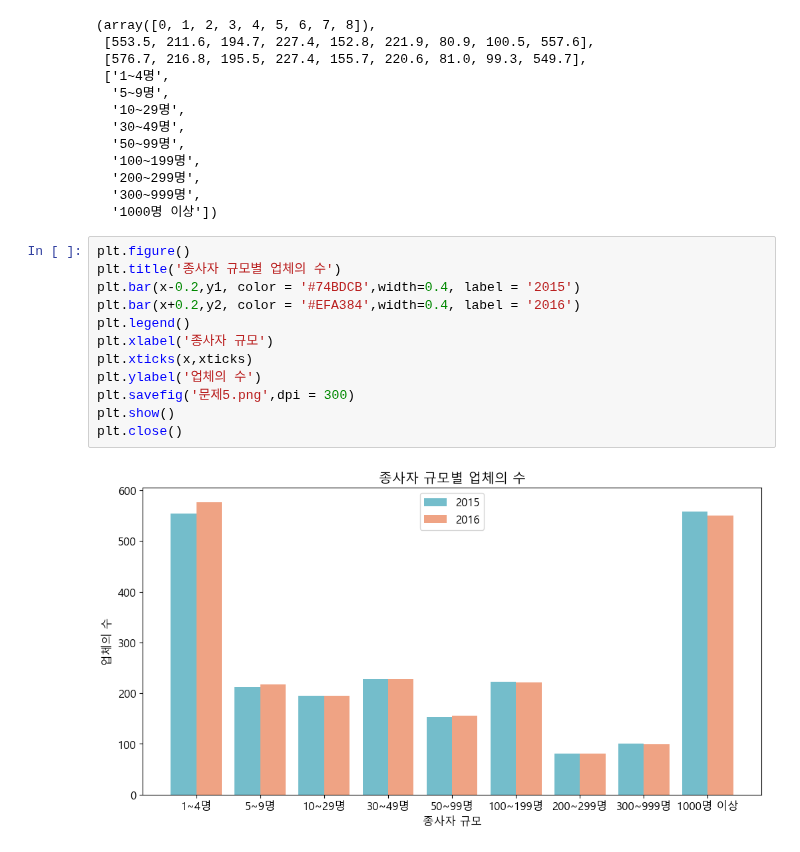
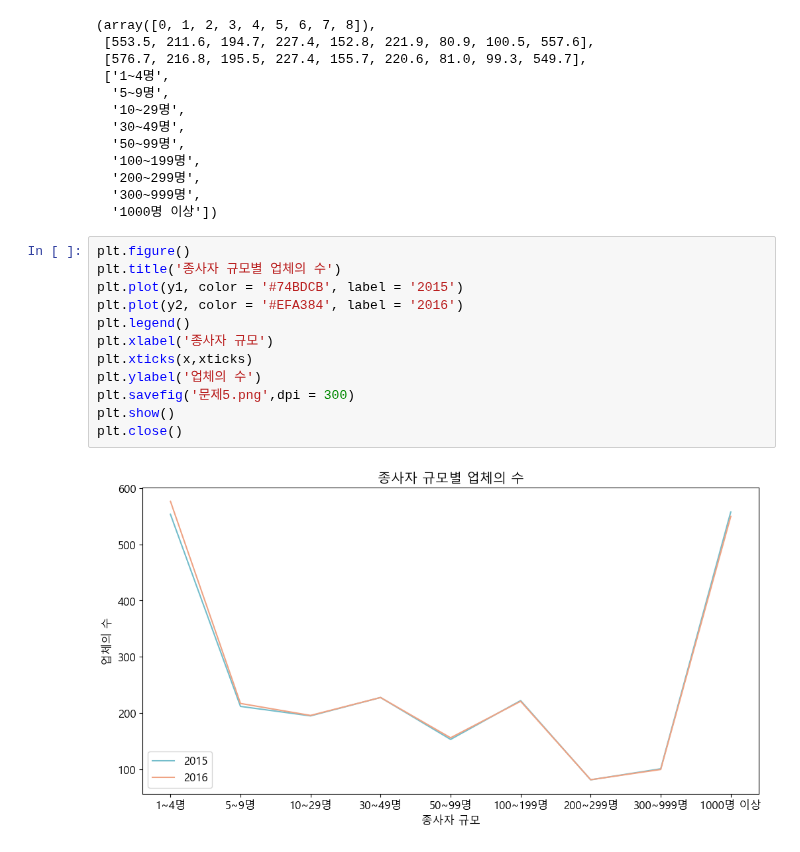
Before and after one commit to hyk2202/megait, a Jupyter notebook: megait/D. 탐색적 데이터 분석/05. 데이터 시각화/(1) Matplotlib/연구과제.ipynb, the cells around one changed output. Drawn from its saved outputs; the diff is of its cells as text.

```diff
--- a/megait/D. 탐색적 데이터 분석/05. 데이터 시각화/(1) Matplotlib/연구과제.ipynb
+++ b/megait/D. 탐색적 데이터 분석/05. 데이터 시각화/(1) Matplotlib/연구과제.ipynb
@@ -360,14 +360,14 @@ x, y1, y2, xticks
 # %%
 plt.figure()
 plt.title('종사자 규모별 업체의 수')
-plt.bar(x-0.2,y1, color = '#74BDCB',width=0.4, label = '2015')
-plt.bar(x+0.2,y2, color = '#EFA384',width=0.4, label = '2016')
+plt.plot(y1, color = '#74BDCB', label = '2015')
+plt.plot(y2, color = '#EFA384', label = '2016')
 plt.legend()
 plt.xlabel('종사자 규모')
 plt.xticks(x,xticks)
 plt.ylabel('업체의 수')
 plt.savefig('문제5.png',dpi = 300)
 plt.show()
 plt.close()
 # %% [output]
-[figure, old version]
+[figure, new version]
```
Also changed, not shown: 1 other file.
